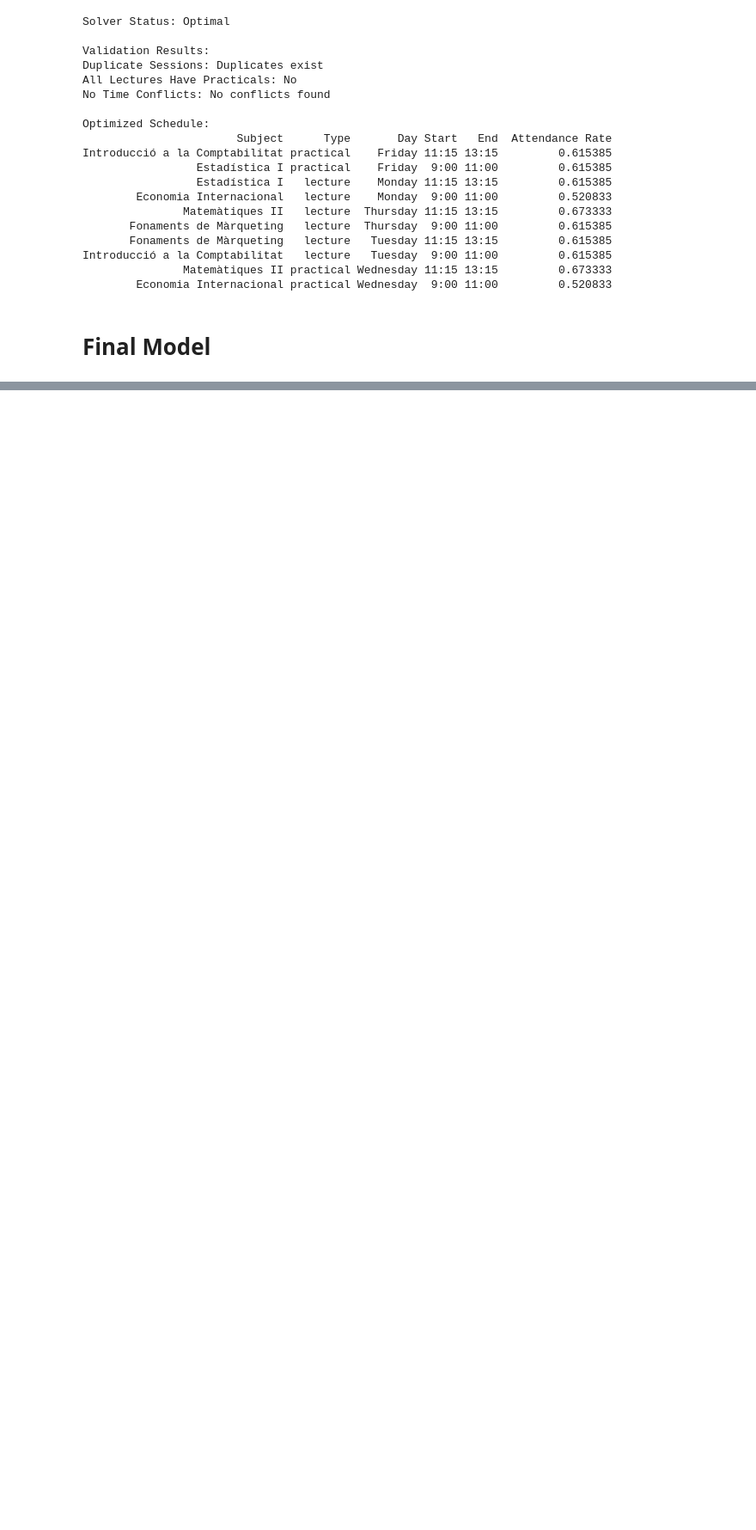
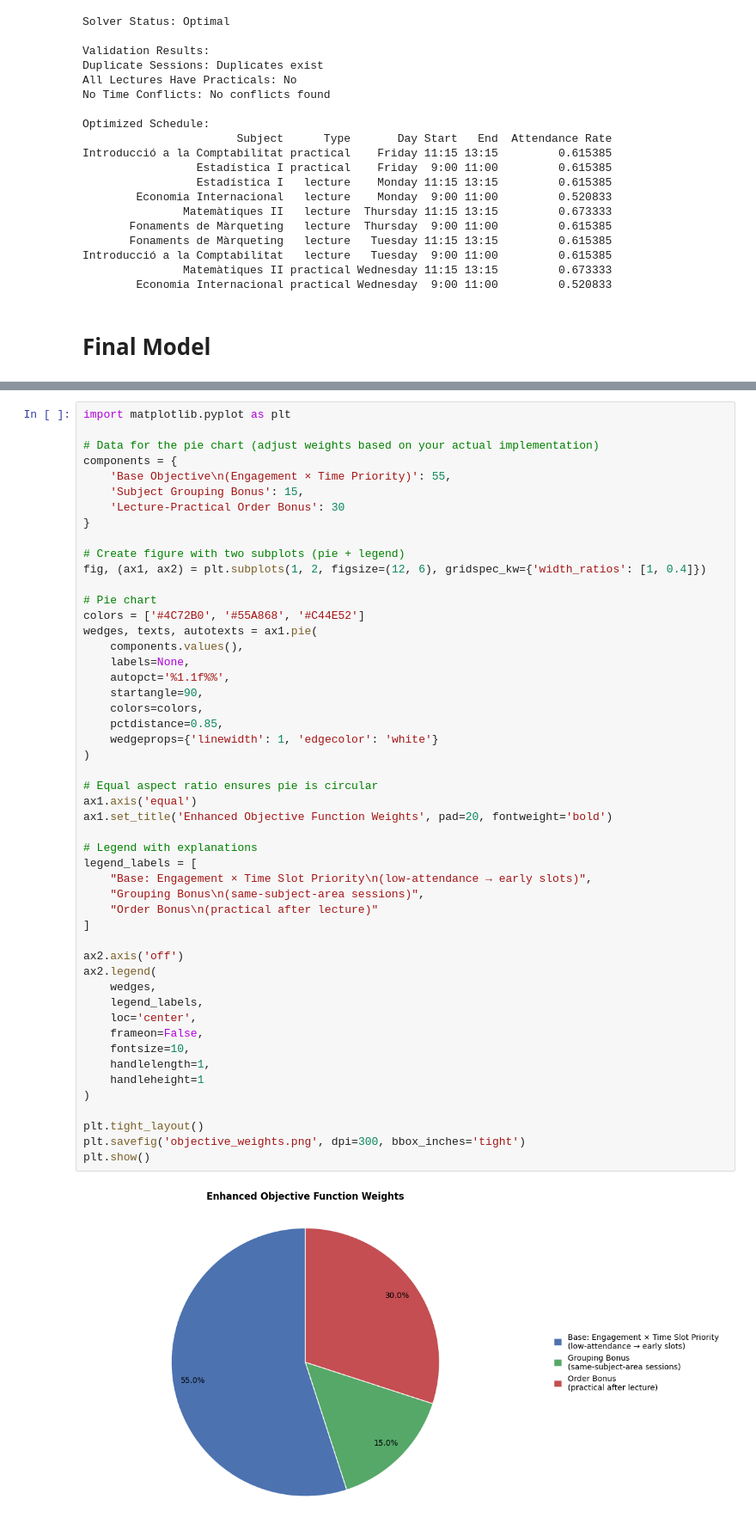
Before and after one commit to Gusgus127/SmartScheduling, a Jupyter notebook: 02_optimizer.ipynb, the cells around one changed output, grey strips where cells are left out. Shown at 86% size. Saved outputs shown, nothing was run; the diff lists cells and outputs as text; blank space fills up the shorter version.

```diff
--- a/02_optimizer.ipynb
+++ b/02_optimizer.ipynb
@@ -842,0 +472,52 @@ Semesters processed: 1
+# %%
+import matplotlib.pyplot as plt
+
+# Data for the pie chart (adjust weights based on your actual implementation)
+components = {
+    'Base Objective\n(Engagement × Time Priority)': 55,
+    'Subject Grouping Bonus': 15,
+    'Lecture-Practical Order Bonus': 30
+}
+
+# Create figure with two subplots (pie + legend)
+fig, (ax1, ax2) = plt.subplots(1, 2, figsize=(12, 6), gridspec_kw={'width_ratios': [1, 0.4]})
+
+# Pie chart
+colors = ['#4C72B0', '#55A868', '#C44E52']
+wedges, texts, autotexts = ax1.pie(
+    components.values(),
+    labels=None,
+    autopct='%1.1f%%',
+    startangle=90,
+    colors=colors,
+    pctdistance=0.85,
+    wedgeprops={'linewidth': 1, 'edgecolor': 'white'}
+)
+
+# Equal aspect ratio ensures pie is circular
+ax1.axis('equal')
+ax1.set_title('Enhanced Objective Function Weights', pad=20, fontweight='bold')
+
+# Legend with explanations
+legend_labels = [
+    "Base: Engagement × Time Slot Priority\n(low-attendance → early slots)",
+    "Grouping Bonus\n(same-subject-area sessions)",
+    "Order Bonus\n(practical after lecture)"
+]
+
+ax2.axis('off')
+ax2.legend(
+    wedges,
+    legend_labels,
+    loc='center',
+    frameon=False,
+    fontsize=10,
+    handlelength=1,
+    handleheight=1
+)
+
+plt.tight_layout()
+plt.savefig('objective_weights.png', dpi=300, bbox_inches='tight')
+plt.show()
+# %% [output]
+[figure, added]
```
Also changed, not shown: parts of 13 cells of this notebook, 2 other files.
